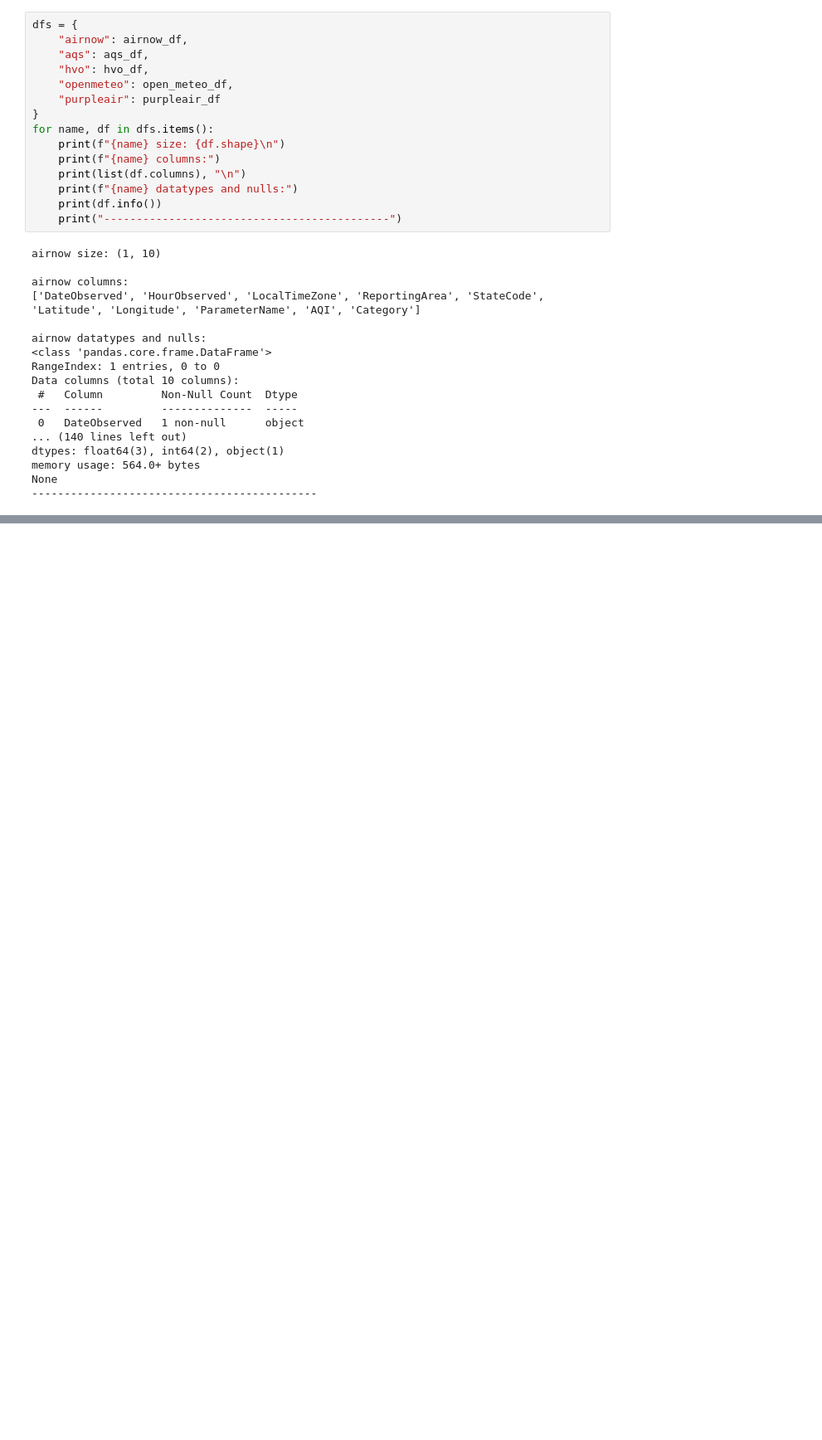
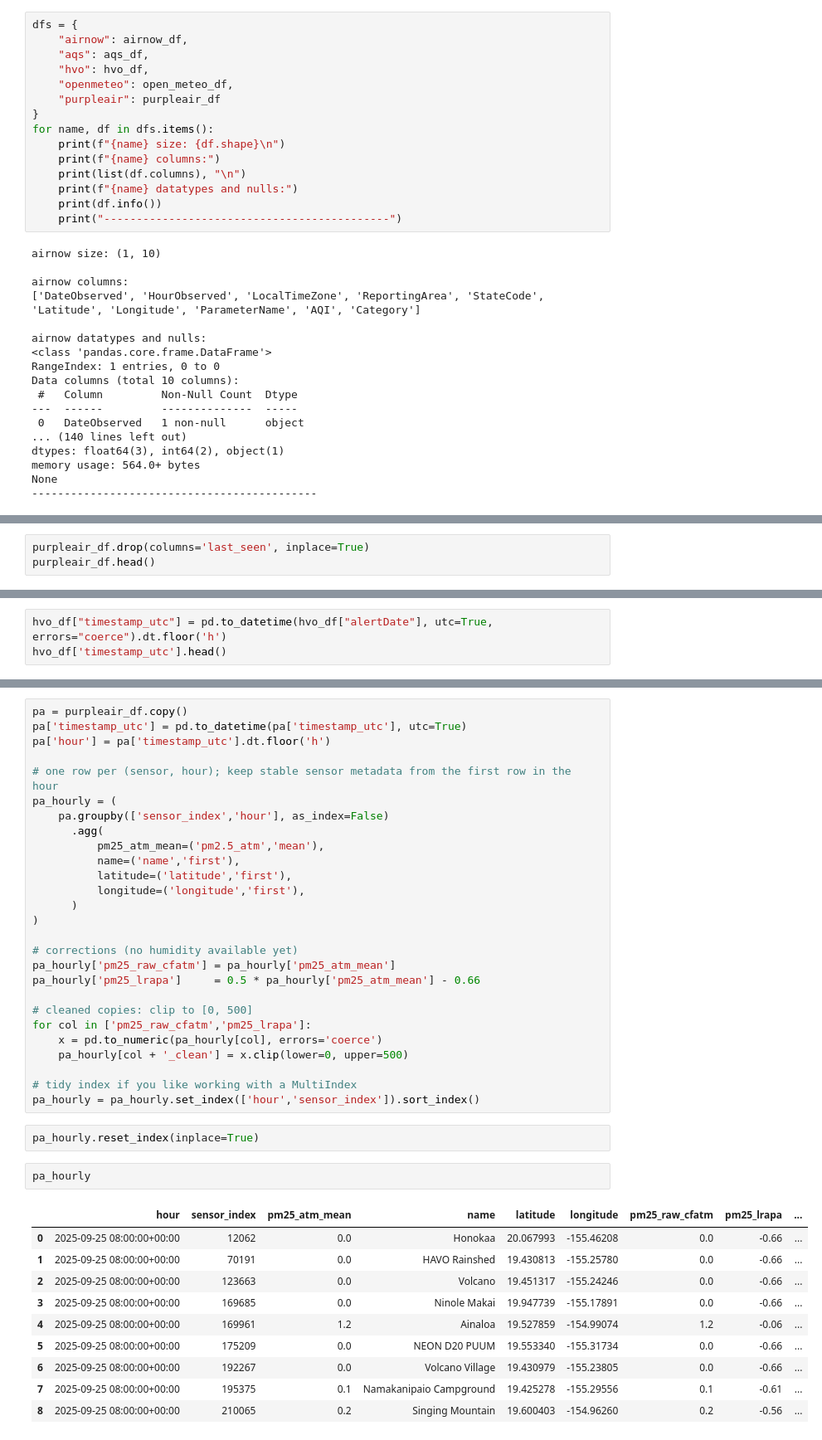
Before and after one commit to boncz/hawaii-airquality-forecasting, a Jupyter notebook: Notebooks/Utility/build_dataset.ipynb, the cells around one changed output, grey strips where cells are left out. Shown at 83% size. Saved outputs shown, nothing was run; the diff lists cells and outputs as text; blank space fills up the shorter version.

```diff
--- a/Notebooks/Utility/build_dataset.ipynb
+++ b/Notebooks/Utility/build_dataset.ipynb
@@ -44,0 +198,3 @@ None
+# %%
+purpleair_df.drop(columns='last_seen', inplace=True)
+purpleair_df.head()
@@ -44,0 +236,3 @@ None
+# %%
+hvo_df["timestamp_utc"] = pd.to_datetime(hvo_df["alertDate"], utc=True, errors="coerce").dt.floor('h')
+hvo_df['timestamp_utc'].head()
@@ -44,0 +286,42 @@ None
+# %%
+pa = purpleair_df.copy()
+pa['timestamp_utc'] = pd.to_datetime(pa['timestamp_utc'], utc=True)
+pa['hour'] = pa['timestamp_utc'].dt.floor('h')
+
+# one row per (sensor, hour); keep stable sensor metadata from the first row in the hour
+pa_hourly = (
+    pa.groupby(['sensor_index','hour'], as_index=False)
+      .agg(
+          pm25_atm_mean=('pm2.5_atm','mean'),
+          name=('name','first'),
+          latitude=('latitude','first'),
+          longitude=('longitude','first'),
+      )
+)
+
+# corrections (no humidity available yet)
+pa_hourly['pm25_raw_cfatm'] = pa_hourly['pm25_atm_mean']
+pa_hourly['pm25_lrapa']     = 0.5 * pa_hourly['pm25_atm_mean'] - 0.66
+
+# cleaned copies: clip to [0, 500]
+for col in ['pm25_raw_cfatm','pm25_lrapa']:
+    x = pd.to_numeric(pa_hourly[col], errors='coerce')
+    pa_hourly[col + '_clean'] = x.clip(lower=0, upper=500)
+
+# tidy index if you like working with a MultiIndex
+pa_hourly = pa_hourly.set_index(['hour','sensor_index']).sort_index()
+# %%
+pa_hourly.reset_index(inplace=True)
+# %%
+pa_hourly
+# %% [output]
+|  | hour | sensor_index | pm25_atm_mean | name | latitude | longitude | pm25_raw_cfatm | pm25_lrapa | ... |
+| 0 | 2025-09-25 08:00:00+00:00 | 12062 | 0.0 | Honokaa | 20.067993 | -155.46208 | 0.0 | -0.66 | ... |
+| 1 | 2025-09-25 08:00:00+00:00 | 70191 | 0.0 | HAVO Rainshed | 19.430813 | -155.25780 | 0.0 | -0.66 | ... |
+| 2 | 2025-09-25 08:00:00+00:00 | 123663 | 0.0 | Volcano | 19.451317 | -155.24246 | 0.0 | -0.66 | ... |
+| 3 | 2025-09-25 08:00:00+00:00 | 169685 | 0.0 | Ninole Makai | 19.947739 | -155.17891 | 0.0 | -0.66 | ... |
+| 4 | 2025-09-25 08:00:00+00:00 | 169961 | 1.2 | Ainaloa | 19.527859 | -154.99074 | 1.2 | -0.06 | ... |
+| 5 | 2025-09-25 08:00:00+00:00 | 175209 | 0.0 | NEON D20 PUUM | 19.553340 | -155.31734 | 0.0 | -0.66 | ... |
+| 6 | 2025-09-25 08:00:00+00:00 | 192267 | 0.0 | Volcano Village | 19.430979 | -155.23805 | 0.0 | -0.66 | ... |
+| 7 | 2025-09-25 08:00:00+00:00 | 195375 | 0.1 | Namakanipaio Campground | 19.425278 | -155.29556 | 0.1 | -0.61 | ... |
+| 8 | 2025-09-25 08:00:00+00:00 | 210065 | 0.2 | Singing Mountain | 19.600403 | -154.96260 | 0.2 | -0.56 | ... |
```
Also changed, not shown: parts of 27 cells of this notebook, 1 other file.
